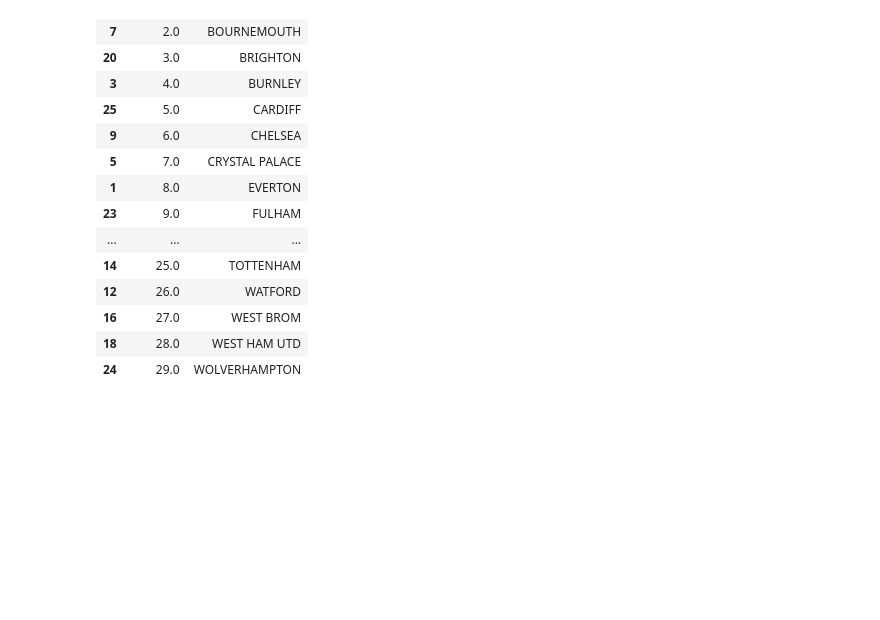
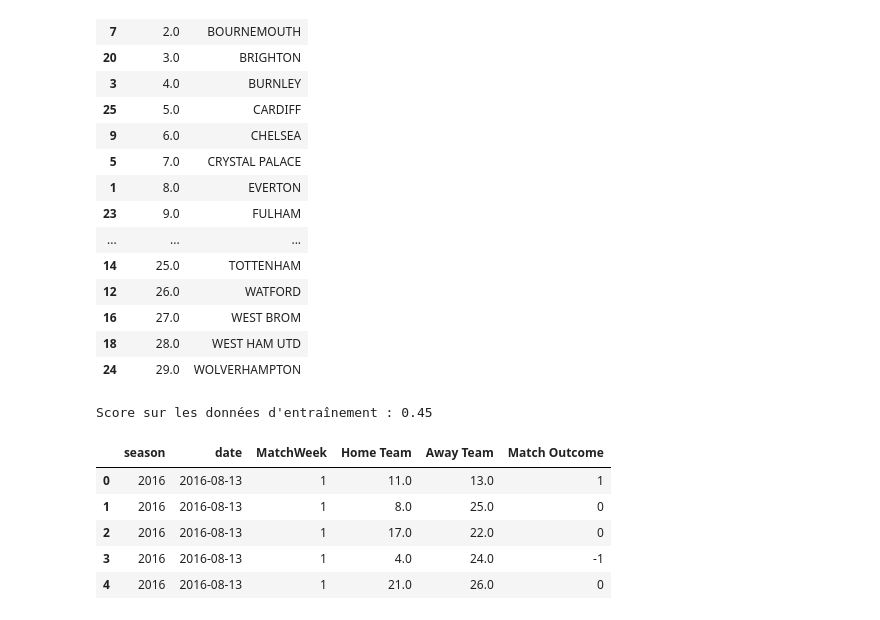
Before and after one commit to SamSamV/Predictions_Match_Outcome, a Jupyter notebook: toma1.ipynb, the cells around one changed output. Saved outputs shown, nothing was run; the diff lists cells and outputs as text; code cells hidden in the pictures; blank space fills up the shorter version.

```diff
--- a/toma1.ipynb
+++ b/toma1.ipynb
@@ -939,3 +941,55 @@ teams_ID.sort_values("Team ID")
 | 16 | 27.0 | WEST BROM |
 | 18 | 28.0 | WEST HAM UTD |
 | 24 | 29.0 | WOLVERHAMPTON |
+# %%
+import pandas as pd
+from sklearn.linear_model import LogisticRegression
+
+# Chargement des données
+
+# Préparation des données
+X_train = []
+y_train = []
+
+# Boucle sur chaque équipe
+for team in dfteams["Team"]:
+    # Extraction des statistiques chronologiques de l'équipe
+    team_stats = dfteams[dfteams["Team"] == team].iloc[:, 1:].values.tolist()[0]
+
+    # Récupération des matchs impliquant l'équipe
+    team_matchs = matchs[(matchs["Home Team"] == team) | (matchs["Away Team"] == team)]
+
+    # Boucle sur chaque match
+    for _, row in team_matchs.iterrows():
+        # Extraction des statistiques de l'équipe à la date du match
+        if row["Home Team"] == team:
+            team_date_stats = dfteams[dfteams["Team"] == row["Home Team"]].iloc[:, 1:].values.tolist()[0]
+        else:
+            team_date_stats = dfteams[dfteams["Team"] == row["Away Team"]].iloc[:, 1:].values.tolist()[0]
+
+        # Calcul de la différence de statistiques entre les deux équipes
+        diff_stats = [team_date_stats[i] - team_stats[i] for i in range(len(team_stats))]
+
+        # Ajout de la différence de statistiques et du résultat du match au jeu d'entraînement
+        X_train.append(diff_stats)
+        y_train.append(row["Match Outcome"])
+
+# Entraînement du modèle
+clf = RandomForestClassifier()
+clf.fit(X_train, y_train)
+# Calcul du score sur les données d'entraînement
+train_score = clf.score(X_train, y_train)
+
+# Affichage du score
+print("Score sur les données d'entraînement : {:.4f}".format(train_score))
+# %% [output]
+Score sur les données d'entraînement : 0.45
+# %%
+matchs.head()
+# %% [output]
+|  | season | date | MatchWeek | Home Team | Away Team | Match Outcome |
+| 0 | 2016 | 2016-08-13 | 1 | 11.0 | 13.0 | 1 |
+| 1 | 2016 | 2016-08-13 | 1 | 8.0 | 25.0 | 0 |
+| 2 | 2016 | 2016-08-13 | 1 | 17.0 | 22.0 | 0 |
+| 3 | 2016 | 2016-08-13 | 1 | 4.0 | 24.0 | -1 |
+| 4 | 2016 | 2016-08-13 | 1 | 21.0 | 26.0 | 0 |
```
Also changed, not shown: parts of 31 cells of this notebook.
